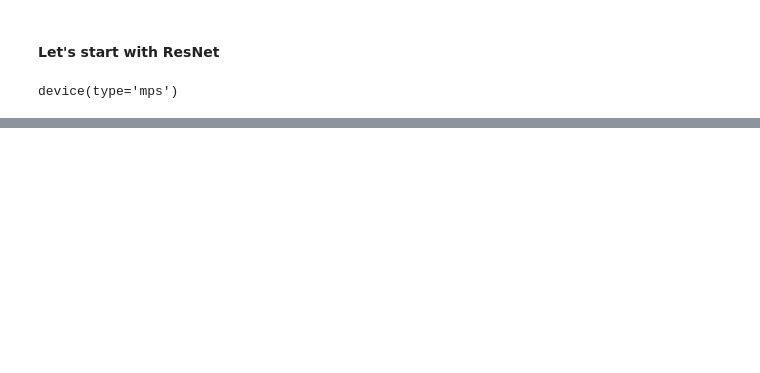
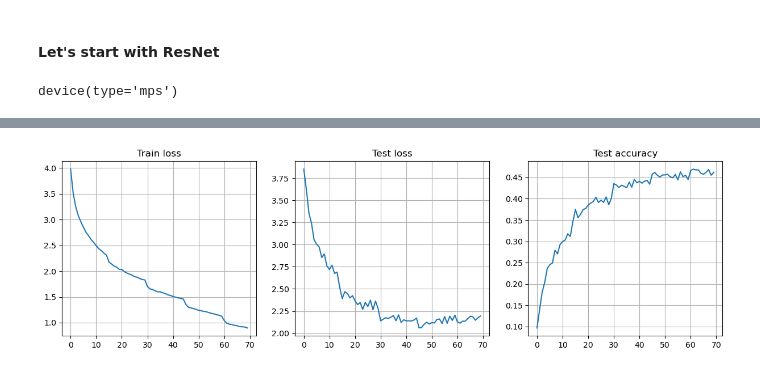
Before and after one commit to WASD6464/ML, a Jupyter notebook: CV/Architectures.ipynb, the cells around one changed output, grey strips where cells are left out. Saved outputs shown, nothing was run; the diff lists cells and outputs as text; code cells hidden in the pictures; blank space fills up the shorter version.

```diff
--- a/CV/Architectures.ipynb
+++ b/CV/Architectures.ipynb
@@ -241,0 +641,20 @@ KeyboardInterrupt:
+# %%
+class TransitionLayer(nn.Module):
+    def __init__(self, in_channels, compression_factor):
+        super(TransitionLayer, self).__init__()
+        self.BN = nn.BatchNorm2d(in_channels)
+        self.conv1 = nn.Conv2d(
+            in_channels=in_channels,
+            out_channels=int(in_channels * compression_factor),
+            kernel_size=1,
+            stride=1,
+            padding=0,
+            bias=False,
+        )
+        self.avgpool = nn.AvgPool2d(kernel_size=2, stride=2)
+
+    def forward(self, x):
+        x = self.BN(x)
+        x = self.conv1(x)
+        x = self.avgpool(x)
+        return x
@@ -241,0 +719,2 @@ KeyboardInterrupt:
+# %%
+model = DenseNet([3, 6, 12, 8], 3, 100).to(device)
@@ -241,0 +741,10 @@ KeyboardInterrupt:
+# %%
+train_loader = torch.utils.data.DataLoader(
+    train_data, batch_size=500, pin_memory=True, shuffle=True
+)
+
+test_loader = torch.utils.data.DataLoader(
+    test_data, batch_size=500, pin_memory=True, shuffle=True
+)
+# %%
+tr_model, tr_loss_hist, ts_loss_hist, ts_acc_hist = train_func(train_loader, test_loader, loss_fn, acc_fn, device, 70, 3e-3, model = model)
@@ -241,0 +769,4 @@ KeyboardInterrupt:
+# %%
+plot_train_func(tr_loss_hist, ts_loss_hist, ts_acc_hist)
+# %% [output]
+[figure, added]
```
Also changed, not shown: parts of 43 cells of this notebook, 1 other file.
